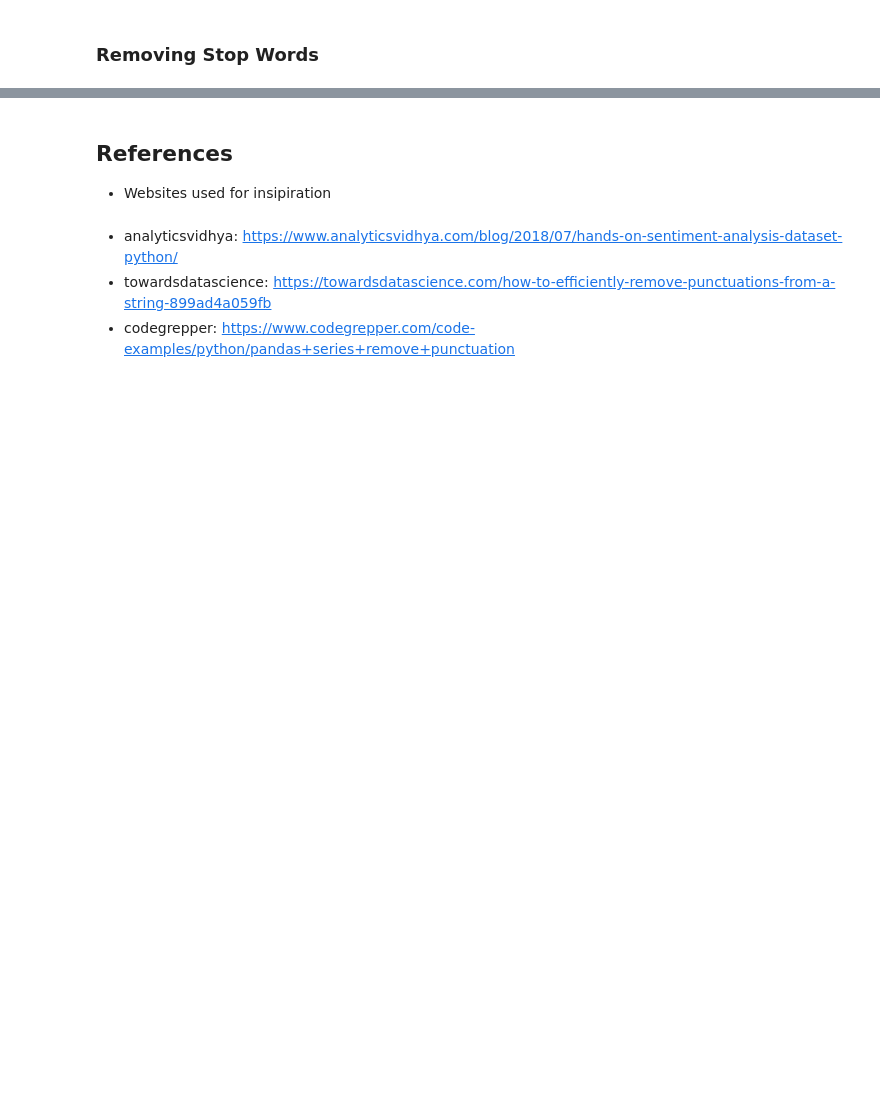
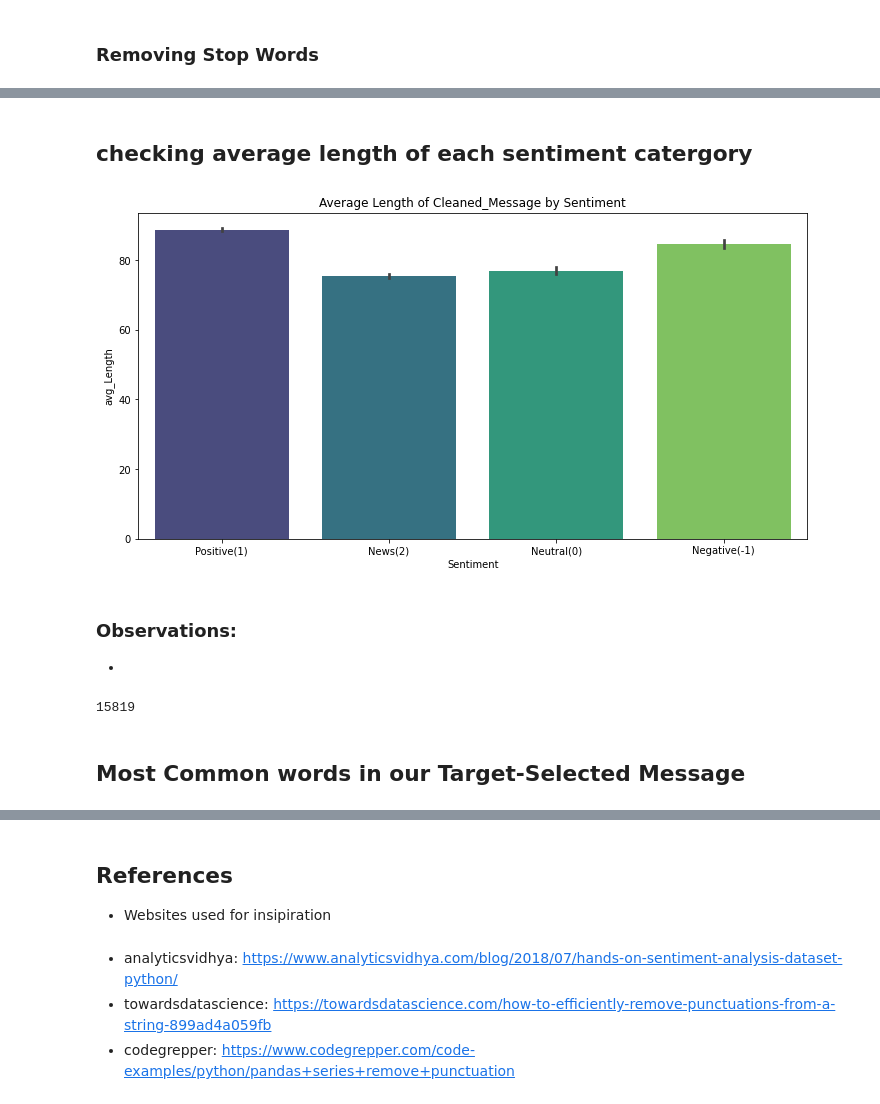
Before and after one commit to isabelomakhanya/classification_ts5, a Jupyter notebook: classification-ts5.ipynb, the cells around one changed output, grey strips where cells are left out. Cells and saved outputs as stored; diff of their text form; code cells hidden in the pictures; blank space fills up the shorter version.

```diff
--- a/classification-ts5.ipynb
+++ b/classification-ts5.ipynb
@@ -201,0 +257,23 @@ train_df.head()
+# %% [markdown]
+## checking average length of each sentiment catergory
+# %%
+plt.figure(figsize=(12,6))
+sns.barplot(x='sentiment', y=train_df['clean_message'].apply(len) ,data = train_df, palette='viridis')
+plt.ylabel('avg_Length')
+plt.xlabel('Sentiment')
+plt.title('Average Length of Cleaned_Message by Sentiment')
+plt.show()
+# %% [output]
+[figure, added]
+# %% [markdown]
+### Observations:
+ -
+# %%
+tweetid = train_df['tweetid']
+#df_test = df_test.drop('Index', axis = 1)
+
+len(tweetid)
+# %% [output]
+15819
+# %% [markdown]
+## Most Common words in our Target-Selected Message
```
Also changed, not shown: parts of 87 cells of this notebook, 18 other files.
